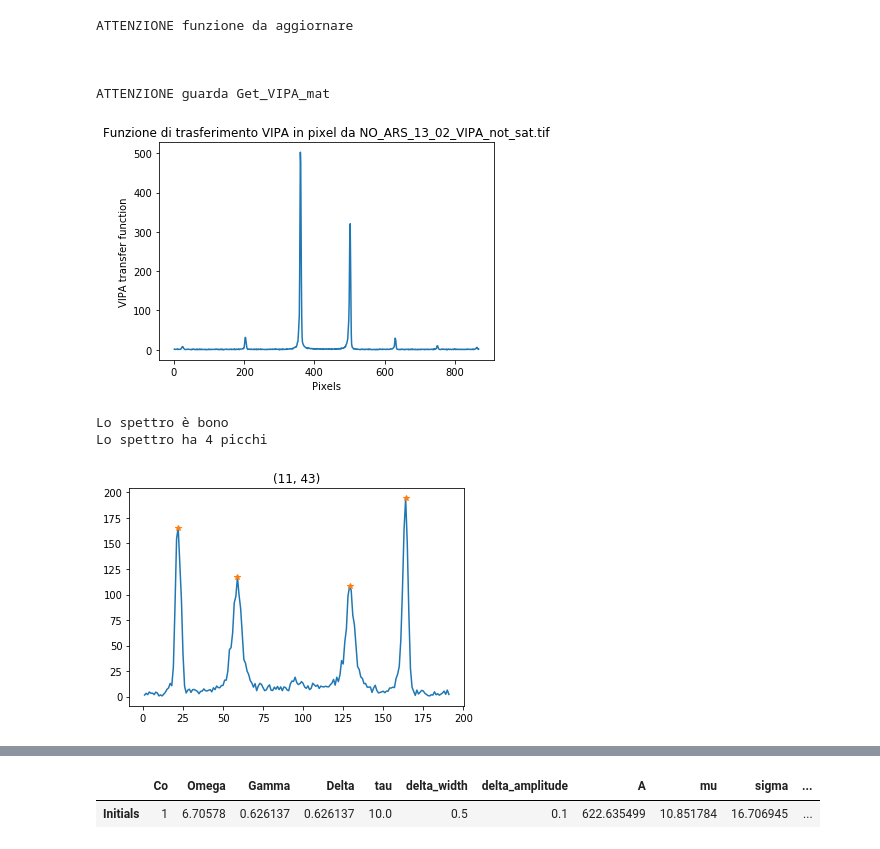
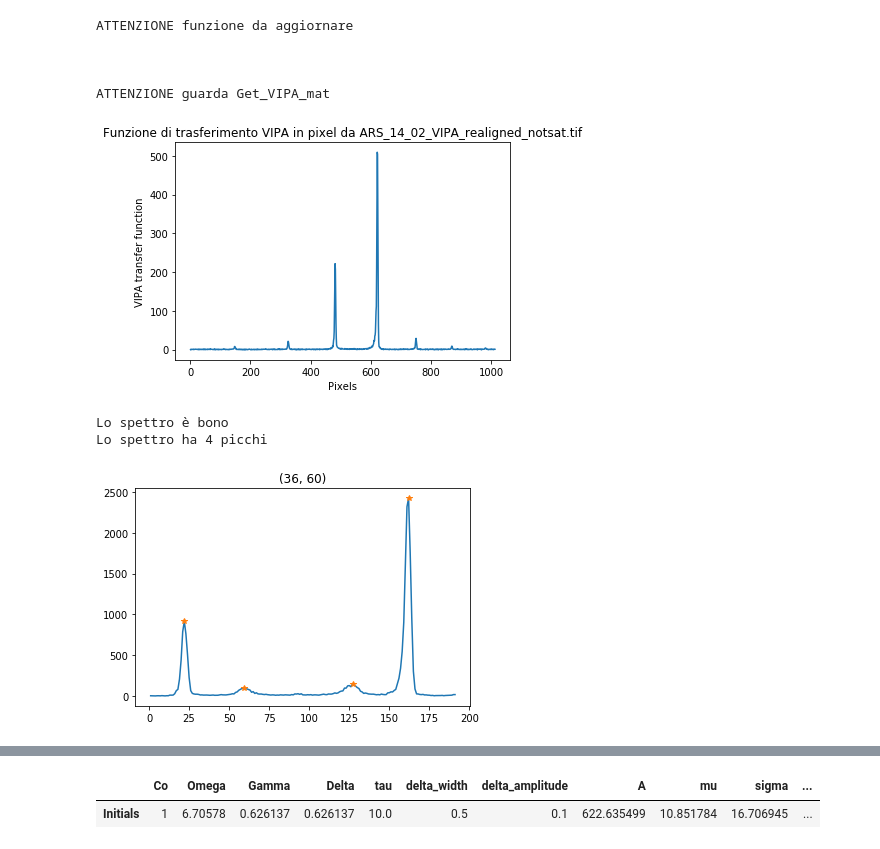
Before and after one commit to flautodipan/Python_Libraries, a Jupyter notebook: Experimentum_single.ipynb, the cells around one changed output, grey strips where cells are left out. Cells and saved outputs as stored; diff of their text form; code cells hidden in the pictures.

```diff
--- a/Experimentum_single.ipynb
+++ b/Experimentum_single.ipynb
@@ -12,13 +12,14 @@ import  matplotlib.pyplot   as      plt
 
 
 import  time
-now_path        =   '../BRILLOUIN/TDP43/ARS_13_02/'
-spectra_filename    =   'ARS_13_02'
-VIPA_filename       =   'NO_ARS_13_02_VIPA_not_sat.tif'
+now_path        =   '../BRILLOUIN/TDP43/ARS_14_02/'
+spectra_filename    =   'ARS_14_02'
+VIPA_filename       =   'ARS_14_02_VIPA_realigned_notsat.tif'
 
-syg_kwargs          =   {'height': 20, 'distance': 20, 'width': 3.}
+syg_kwargs          =   {'height': 94, 'distance': 30, 'width': 1.5}
 syg_kwargs_VIPA     =   {'distance':70, 'width': 1}
-syg_kwargs_brill    =  {'height': 20, 'distance': 20, 'width': 3.}
+syg_kwargs_brill    =  {'height': 26, 'distance': 22, 'width': 1.5}
+
 VIPA_treshold       =   6
 sat_height          =   50000
 sat_width           =   13.5
@@ -29,37 +30,37 @@ cols_real   = ('Co', 'Omega', 'Gamma', 'Delta', 'tau', 'delta_width', 'delta_amp
 cols_gauss  = ( 'A', 'mu', 'sigma')
 # %%
 #0) importo dati e inizializzo oggetti
-i   =   11
-j   =   43
+i   =   36
+j   =   60
 y    =   Import_from_Matlab(spectra_filename, now_path, var_name = 'y3')[i][j]
 Data    =   Exp.Spectrum(name = str((i,j)))
 Data.Get_Spectrum(y = np.resize(y, np.max(y.shape)), offset = 183., cut = False, cut_range = (10, 175))
 Data.Get_Spectrum_Peaks(**syg_kwargs)
 Data.Get_VIPA_tif(VIPA_filename, now_path, fig = 'VIPA_img', save_path = now_path)
 
 plt.figure()
 plt.plot(Data.x, Data.y)
-plt.plot(Data.x[Data.peaks[0]], Data.y[Data.peaks[0]], '*')
+plt.plot(Data.x[Data.peaks['idx']], Data.y[Data.peaks['idx']], '*')
 plt.title(str((i,j)))
 
 check = Data.Check_Spectrum(saturation_height = sat_height, saturation_width = sat_width)
 
 if      check == 1  : nature    = 'saturo'
 elif    check == 2  : nature    = 'brillouin_higher'
 elif    check == 3  : nature    = 'invisible'
 else:                 nature    = 'bono'
 print('Lo spettro è '+nature)
 print('Lo spettro ha {} picchi'.format(Data.n_peaks))
 # %% [output]
 ATTENZIONE funzione da aggiornare
 
 
 
 ATTENZIONE guarda Get_VIPA_mat
-[figure, old version]
+[figure, new version]
 Lo spettro è bono
 Lo spettro ha 4 picchi
-[figure, old version]
+[figure, new version]
 # %%
 #1) Operazioni di modifica Spettro
 
```
Also changed, not shown: parts of 2 cells of this notebook, 5 other files.
